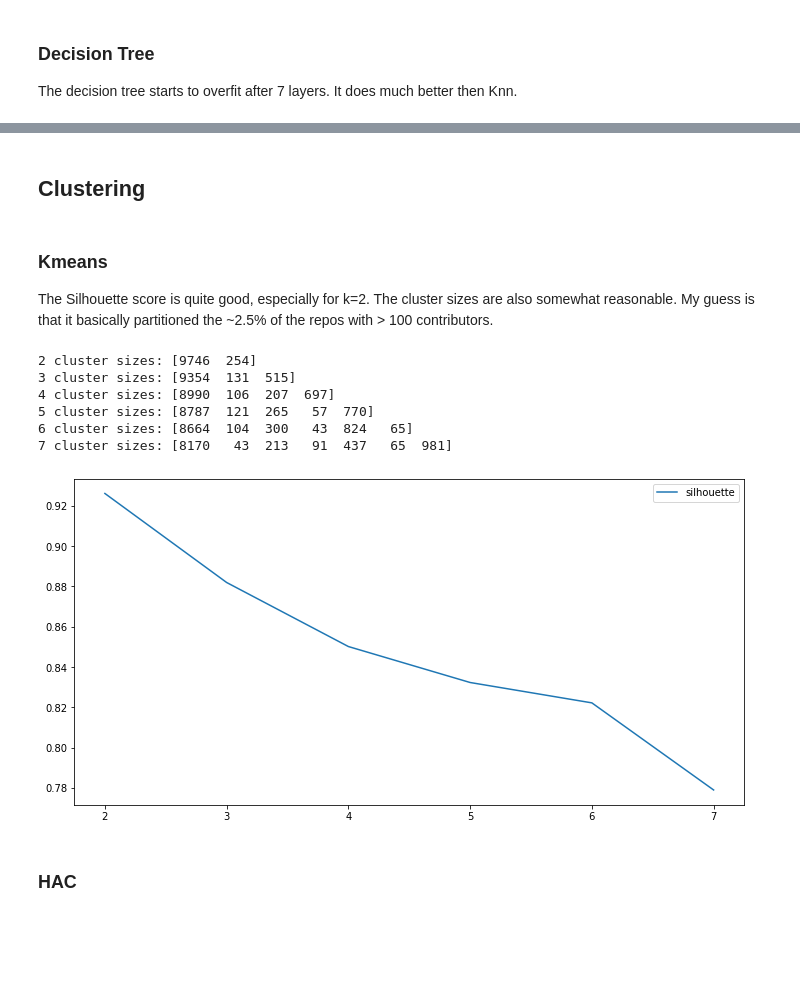
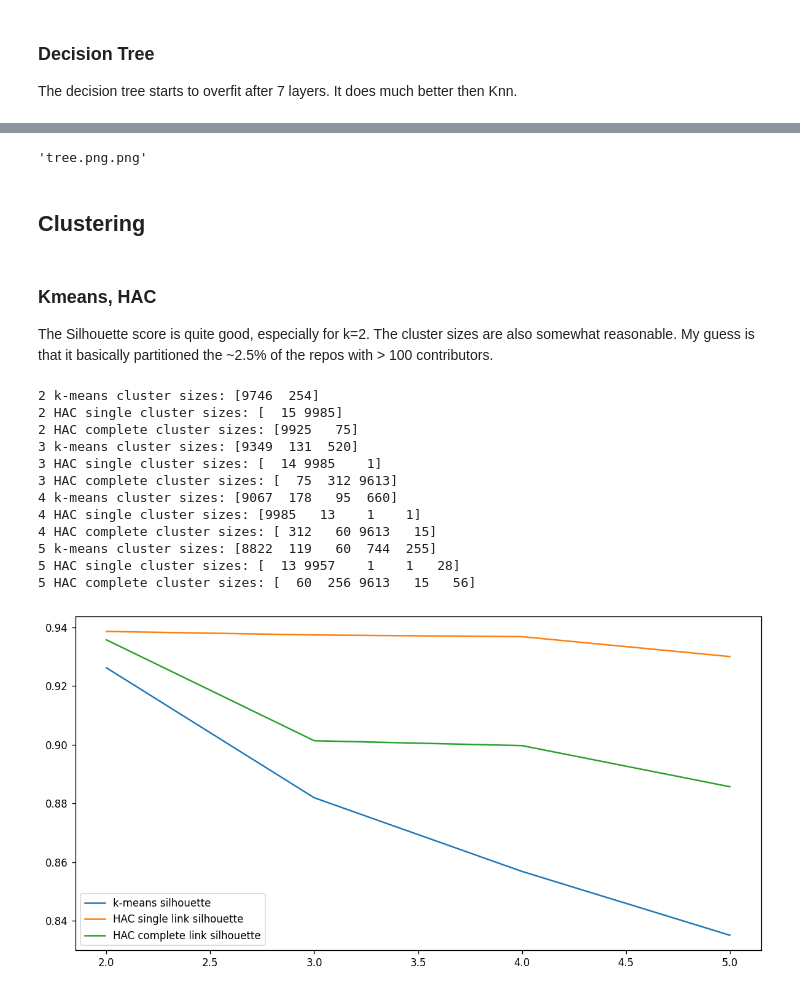
Before and after one commit to GaryGSC/cs472-proposal, a Jupyter notebook: analysis.ipynb, the cells around one changed output, grey strips where cells are left out. Cells and saved outputs as stored; diff of their text form; code cells hidden in the pictures; blank space fills up the shorter version.

```diff
--- a/analysis.ipynb
+++ b/analysis.ipynb
@@ -89,7 +109,7 @@ def view_pred(n, n_pred, n_feats):
     plt.legend()
     plt.show()
 # %%
-# Sequential feature selection with knn
+# Sequential feature selection
 # Define custom distance metric to handle numeric and categorical data
 def my_dist(x, y, cat_cols=[]):
     total = 0
@@ -100,10 +120,10 @@ def my_dist(x, y, cat_cols=[]):
             total += 0.5
     return total
 
-regr = KNeighborsRegressor(metric=my_dist, metric_params={"cat_cols": cat_cols})
+# regr = KNeighborsRegressor(metric=my_dist, metric_params={"cat_cols": cat_cols})
 # regr = MLPRegressor(max_iter=10000)
-# regr = DecisionTreeRegressor(max_depth=5)
-domain = np.arange(1, 25, 3)
+regr = DecisionTreeRegressor(max_depth=10)
+domain = np.arange(1, 35, 2)
 n_err = {}
 n_pred = {}
 n_feats = {}
@@ -119,12 +139,14 @@ for i, n in enumerate(domain):
     regr.fit(X_reduce, y_sample_test)
     pred = regr.predict(X_reduce)
     n_pred[n] = pred
-    err = mean_squared_error(y_sample_test, pred)
+    err = mean_absolute_error(y_sample_test, pred)
     n_err[n] = err
 
 # Plot n vs err
+plt.rcParams["figure.dpi"] = 120
 plt.plot(domain, n_err.values())
 plt.xlabel("# of features")
-plt.ylabel("Mean Squared Error")
+plt.ylabel("Mean Absolute Error")
+plt.savefig("feature_selection.png", dpi=300)
 plt.show()
 # %% [output]
@@ -141,12 +173,13 @@ size  has_issues  has_downloads  open_issues_count  has_support_file  has_securi
 ### PCA
 Most of the variation in the data can be compressed to ~6 dimentions/features.
 # %%
-pca = PCA(n_components=37)
+pca = PCA(n_components=35)
 pca.fit(X)
 plt.plot(pca.explained_variance_ratio_)
+plt.savefig("pca.png", dpi=300)
 plt.plot()
 
-pca = PCA(n_components=6)
+pca = PCA(n_components=5)
 X_pca_train = pca.fit_transform(X_train)
 X_pca_test = pca.fit_transform(X_test)
 # %% [output]
@@ -201,29 +242,58 @@ Error: 35.41235540062592
+# %%
+tree_data = tree.export_graphviz(decisionTree,
+                                 feature_names=X_df.T[feats].T.columns,
+                                 out_file=None,
+                                 filled=True,
+                                 max_depth=3)
+graphviz.Source(tree_data, format="png").render("tree.png")
+# %% [output]
+'tree.png.png'
 # %% [markdown]
 ## Clustering
 # %% [markdown]
-### Kmeans
+### Kmeans, HAC
 The Silhouette score is quite good, especially for k=2. The cluster sizes are also somewhat reasonable. My guess is that it basically partitioned the ~2.5% of the repos with > 100 contributors.
 # %%
-sil = []
+kmeans_sil, single_sil, complete_sil = [], [], []
 data = np.column_stack((X, y))
-dom = np.arange(2, 8)
+dom = np.arange(2, 6)
 for k in dom:
+    # K-means
     kmeans = KMeans(n_clusters=k)
-    clusters = kmeans.fit_predict(data)
-    print(f"{k} cluster sizes: {np.unique(clusters, return_counts=True)[1]}")
-    sil.append(silhouette_score(data, clusters))
+    kmeans_clusters = kmeans.fit_predict(data)
+    print(f"{k} k-means cluster sizes: {np.unique(kmeans_clusters, return_counts=True)[1]}")
+    kmeans_sil.append(silhouette_score(data, kmeans_clusters))
+
+    # HAC single
+    hac_single = AgglomerativeClustering(n_clusters=k, linkage="single")
+    hac_single_clusters = hac_single.fit_predict(data)
+    print(f"{k} HAC single cluster sizes: {np.unique(hac_single_clusters, return_counts=True)[1]}")
+    single_sil.append(silhouette_score(data, hac_single_clusters))
+
+    # HAC complete
+    hac_complete = AgglomerativeClustering(n_clusters=k, linkage="complete")
+    hac_complete_clusters = hac_complete.fit_predict(data)
+    print(f"{k} HAC complete cluster sizes: {np.unique(hac_complete_clusters, return_counts=True)[1]}")
+    complete_sil.append(silhouette_score(data, hac_complete_clusters))
 
 plt.figure(figsize=(12, 6))
-plt.plot(dom, sil, label="silhouette")
+plt.plot(dom, kmeans_sil, label="k-means silhouette")
+plt.plot(dom, single_sil, label="HAC single link silhouette")
+plt.plot(dom, complete_sil, label="HAC complete link silhouette")
 plt.legend()
+plt.savefig("clusters_silhouette.png", dpi=300)
 plt.show()
 # %% [output]
-2 cluster sizes: [9746  254]
-3 cluster sizes: [9354  131  515]
-4 cluster sizes: [8990  106  207  697]
-5 cluster sizes: [8787  121  265   57  770]
-6 cluster sizes: [8664  104  300   43  824   65]
-7 cluster sizes: [8170   43  213   91  437   65  981]
+2 k-means cluster sizes: [9746  254]
+2 HAC single cluster sizes: [  15 9985]
+2 HAC complete cluster sizes: [9925   75]
+3 k-means cluster sizes: [9349  131  520]
+3 HAC single cluster sizes: [  14 9985    1]
+3 HAC complete cluster sizes: [  75  312 9613]
+4 k-means cluster sizes: [9067  178   95  660]
+4 HAC single cluster sizes: [9985   13    1    1]
+4 HAC complete cluster sizes: [ 312   60 9613   15]
+5 k-means cluster sizes: [8822  119   60  744  255]
+5 HAC single cluster sizes: [  13 9957    1    1   28]
+5 HAC complete cluster sizes: [  60  256 9613   15   56]
-[figure, old version]
+[figure, new version]
-# %% [markdown]
-### HAC
```
Also changed, not shown: parts of 23 cells of this notebook, 8 other files.
